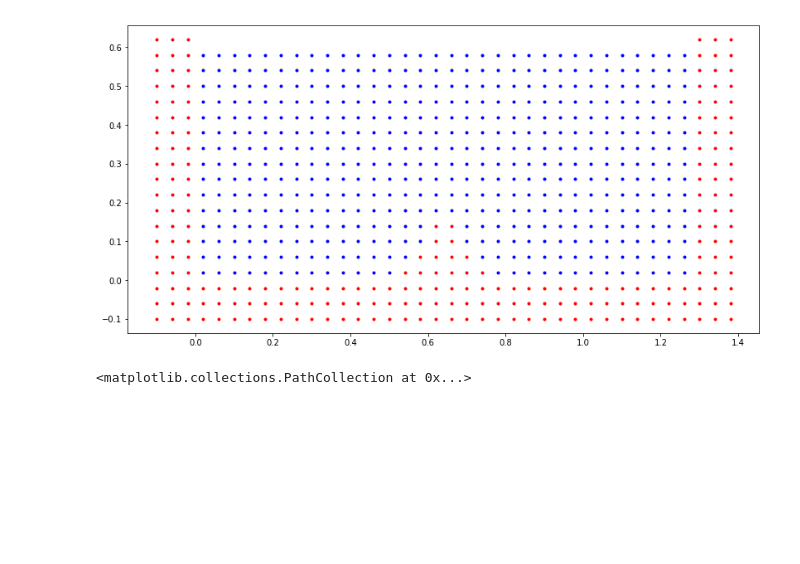
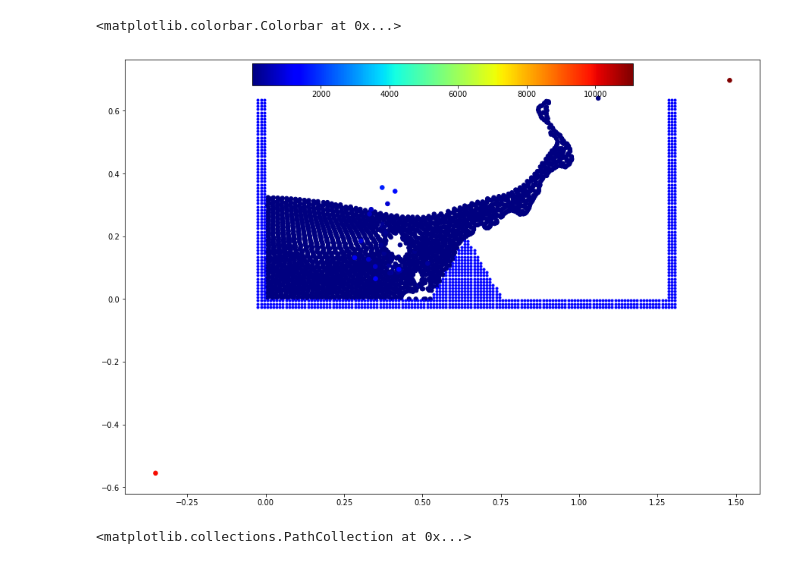
Before and after one commit to Jinx134235/static-water, a Jupyter notebook: particle&pressure plot.ipynb, the cells around one changed output. Saved outputs shown, nothing was run; the diff lists cells and outputs as text; code cells hidden in the pictures; blank space fills up the shorter version.

```diff
--- a/particle&pressure plot.ipynb
+++ b/particle&pressure plot.ipynb
@@ -7,15 +7,15 @@ from matplotlib.mlab import griddata
 from numpy.random import uniform
 import matplotlib.tri as tri
 #from mpl_toolkits.basemap import Basemap, shiftgrid
+from mpl_toolkits.axes_grid1.inset_locator import inset_axes
 
-
-npts = 564
+npts = 2100
 #total number of fluid particles
 #steps=2000
 xl = 1.28#size of the domain, divided by 2
 yl = 0.64
 
-dx = xl/32
+dx = xl/128
 data1 = np.loadtxt('../data/f_xv.dat')
 data0 = np.loadtxt('../data/ini_xv.dat')
 data2 = np.loadtxt('../data/xv_vp.dat',skiprows=1)
@@ -32,10 +32,10 @@ x2 = data1[:,1]
 y2 = data1[:,2]
 u2 = data1[:,3]
 v2 = data1[:,4]
-x3 = data2[:,1]
-y3 = data2[:,2]
-u3 = data2[:,3]
-v3 = data2[:,4]
+#x3 = data2[:,1]
+#y3 = data2[:,2]
+#u3 = data2[:,3]
+#v3 = data2[:,4]
 x5 = data5[:,1]
 y5 = data5[:,2]
 kernel1 = data3[:npts,1]
@@ -52,24 +52,24 @@ pressure = exdata[:,3]
 hydro = exdata[:,3]
 velocity = np.zeros(len(y2))
 density = exdata[:,2]
-energy = exdata[:,4]
+#energy = exdata[:,4]
 #normarlized pressure
 for i in range(len(x2)):
     hydro[i] = 9.8*1000*(yl-y2[i])
     velocity[i] = np.sqrt(u2[i]**2+v2[i]**2)
-    #density[i] = abs(density[i]-1000)
-    if x2[i]>=xl/2:
-        xx.append(x2[i])
-        yy.append(y2[i])
-        pp.append(pressure[i])
-        vv.append(velocity[i])
+    density[i] = abs(density[i]-1000)
+#    if x2[i]>=xl/2:
+#        xx.append(x2[i])
+#        yy.append(y2[i])
+#        pp.append(pressure[i])
+#        vv.append(velocity[i])
 
 fig, ax = plt.subplots(figsize=(15, 15))
 
 #for i in range(20):
 #    p1[i] = exdata[741+2*i,3]
 #ax.set_title('wcsph results, fluid particle:%d,timestep:%d'%(npts,steps))
-init = plt.subplot(211,aspect=1.0)
+init = plt.subplot(111,aspect=1.0)
 #init.plot
 #for i in range(len(x0)):
 #    dis = np.sqrt((x0[i]-x0[7554])**2+(y0[i]-y0[7554])**2)
@@ -79,8 +79,8 @@ init = plt.subplot(211,aspect=1.0)
 #        init.plot(x2[i],y2[i],'.b')
 #   else:
 
-init.plot(x2,y2,'.b',x3,y3,'.r')
-#init.plot(x0,y0,'.b',x5,y5,'.r')
+init.plot(x5,y5,'.b')
+#init.plot(x0,y0,'.g')
 #for i in range(len(x2)):
 #    if x2[i]<=1.04:
 #        init.plot(x2[i],y2[i],'.b')
@@ -93,32 +93,33 @@ init.plot(x2,y2,'.b',x3,y3,'.r')
 #Xi, Yi = np.meshgrid(xi, yi)
 #zi = interpolator(Xi, Yi)
 xi = np.linspace(xl/2,xl,64)
-yi = np.linspace(0,yl,32)
-zi = griddata(x2,y2,pp,xi,yi,interp='linear')
+yi = np.linspace(0,yl,64)
+#zi = griddata(x2,y2,pressure,xi,yi,interp='linear')
 # contour the gridded data, plotting dots at the randomly spaced data points.
-CS = plt.subplot(223,aspect=1.0)
+CS = plt.subplot(111,aspect=1.0)
 #im2 = CS.plot(x2,y2,10,pressure,cmap='jet')
-im2 = CS.contour(xi, yi, zi, 200, cmap='jet')
+#im2 = CS.contour(xi, yi, zi, 200, cmap='jet')
 #cntr1 = ax1.contourf(xi, yi, zi, 200, cmap="jet")
 #im2 = CS.contourf(xi,yi,zi,200,cmap=plt.cm.jet)
 #im2 = CS.contourf(xii,yi,zii,200,cmap=plt.cm.jet)
-#im2 = CS.scatter(x2,y2,30,pressure,cmap='jet')
+im2 = CS.scatter(x2,y2,30,velocity,cmap='jet')
 #fmt = ticker.LogFormatterMathtext()
 #fmt.create_dummy_axis()
 #CS.clabel(im2, im2.levels[::2])
-
-#fig.colorbar(cntr1, ax=ax1, orientation='horizontal',pad=0.05)
+cbaxes = inset_axes(CS, width="60%", height="5%", loc=9)
+plt.colorbar(im2,cax=cbaxes, orientation='horizontal')
+#fig.colorbar(im2, ax=CS, orientation='horizontal',pad=0.05)
 #fig.colorbar(im2,ax = CS, pad=0.05)
 #CS.set_title('pressure field') #both contour & scatter are used
 
-vel = plt.subplot(224, aspect =1.0)
-#im3 = ccs.scatter(x2,y2,40,velocity)
+#vel = plt.subplot(224, aspect =1.0)
+#im3 = vel.scatter(xx,yy,30,vv)
 #vel.scatter(x3,y3,10,kernel2)
 #vel.set_title('kernel scatter')
 #print(kernel1[7380])
 
-zii = griddata(x2,y2,vv,xi,yi,interp='linear')
-vel.contourf(xi, yi, zii, 200, cmap='jet')
+#zii = griddata(xx,yy,vv,xi,yi,interp='linear')
+#vel.contourf(xi, yi, zii, 200, cmap='jet')
 #wedge_x = np.linspace(0.65,0.765,20)
 #wedge_y = -np.sqrt(3)*(wedge_x-0.765)
 #vel.plot(wedge_x,wedge_y,'.b')
@@ -149,7 +150,7 @@ vel.contourf(xi, yi, zii, 200, cmap='jet')
 #for i in range(len(x2)):
 #    if density[i]<=1000:
 #        den.scatter(x2[i],y2[i],density[i]/10)
-#im3=den.scatter(x2,y2,10,density)
+#im3=den.scatter(x2,y2,10,kernel1>1)
 #fig.colorbar(ax=den,pad=0.05)
 
 #den = plt.subplot(222)
@@ -162,4 +164,5 @@ ValueError: x, y and z must be equal-length 1-D arrays
+<matplotlib.colorbar.Colorbar at 0x...>
-[figure, old version]
+[figure, new version]
 # %%
 fig, ax = plt.subplots(figsize=(10, 10))
 CS = plt.subplot(111,aspect=1.0)
```
Also changed, not shown: parts of 4 cells of this notebook, 9 other files.
